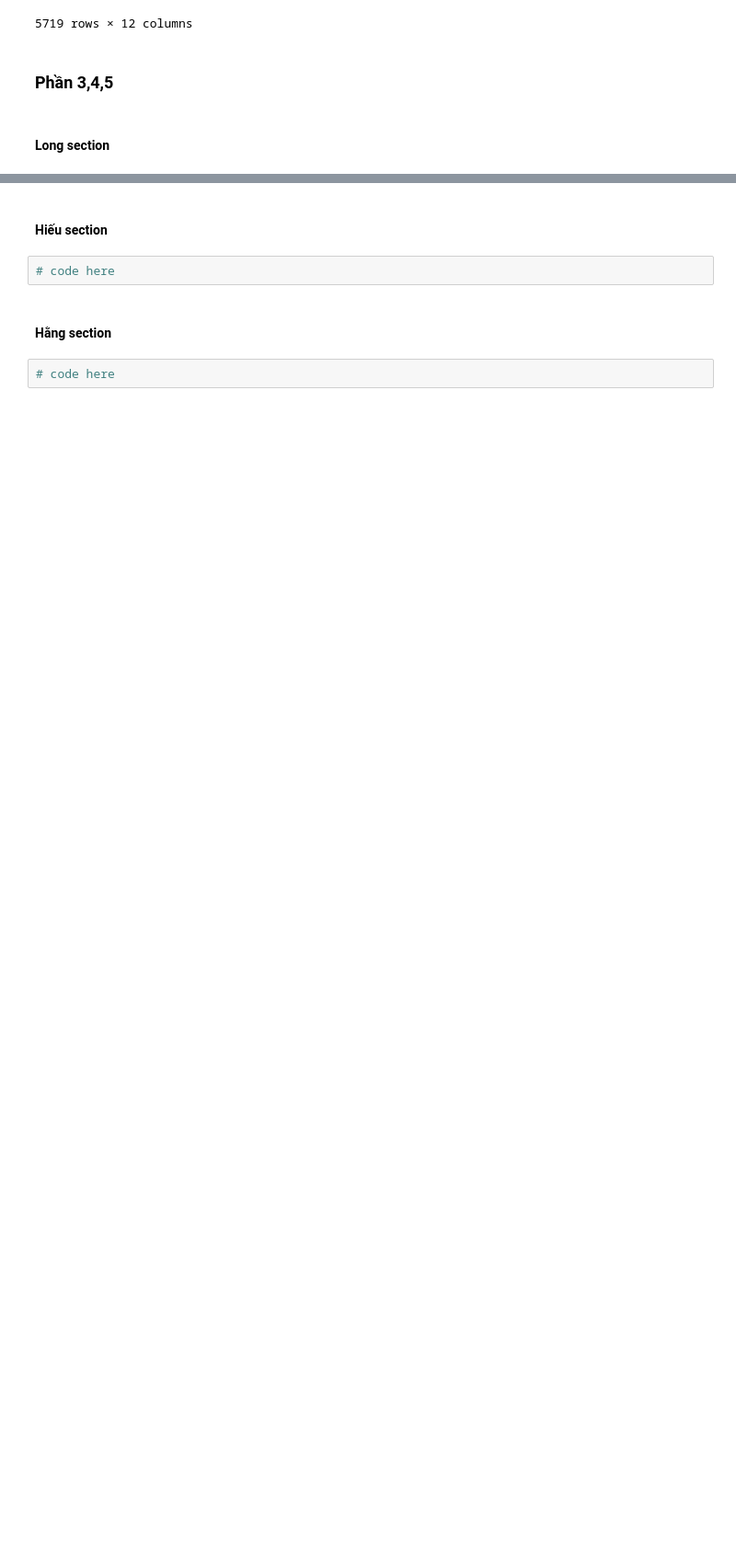
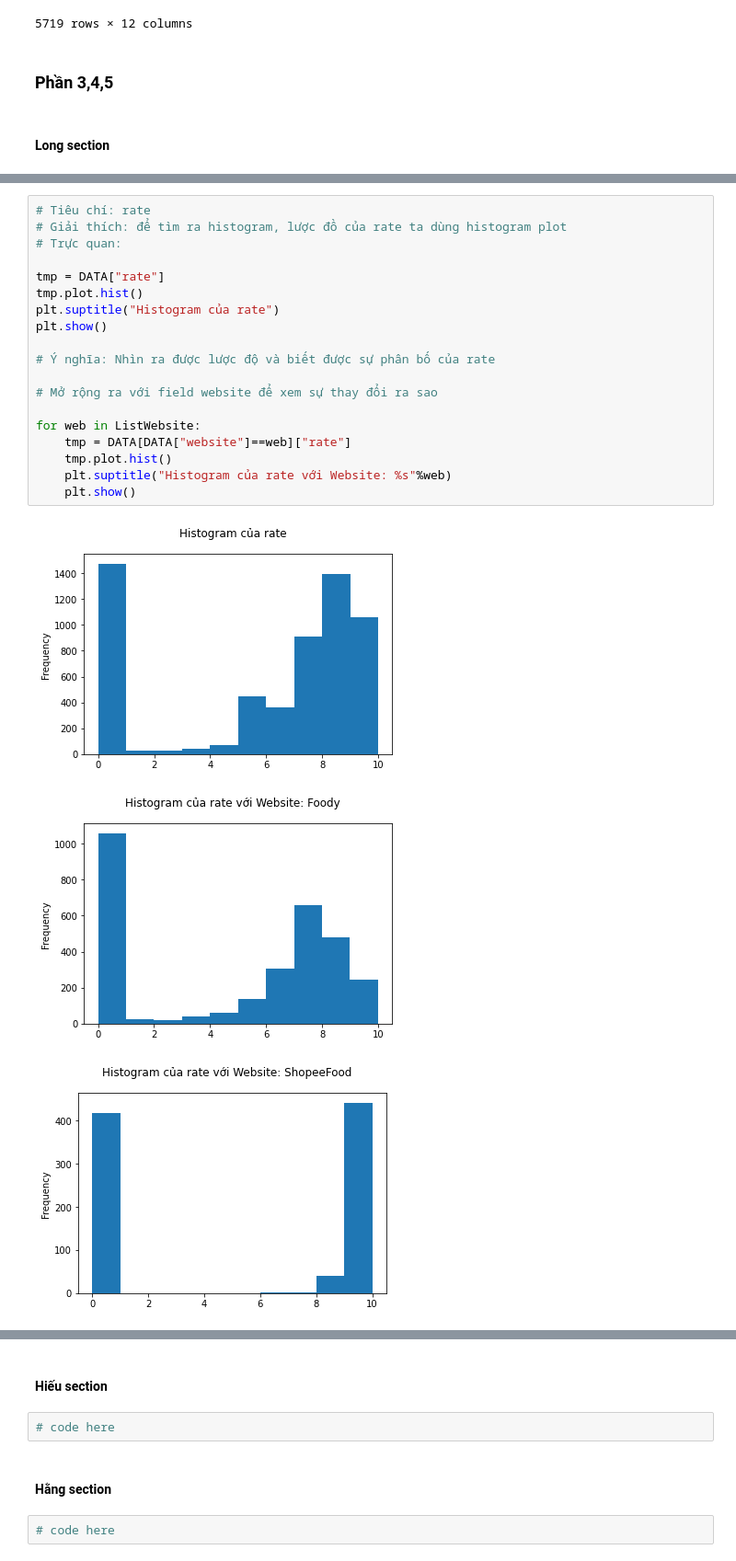
Before and after one commit to thafnhlong/HCMUS-UNIV-WebScience-VisualizeData, a Jupyter notebook: Source.ipynb, the cells around one changed output, grey strips where cells are left out. Shown at 92% size. Drawn from its saved outputs; the diff is of its cells as text; blank space fills up the shorter version.

```diff
--- a/Source.ipynb
+++ b/Source.ipynb
@@ -561,0 +674,23 @@ DATA.sort_values(by="price_from",ascending=False).groupby(["full_name"])[columns
+# %%
+# Tiêu chí: rate
+# Giải thích: để tìm ra histogram, lược đồ của rate ta dùng histogram plot
+# Trực quan:
+
+tmp = DATA["rate"]
+tmp.plot.hist()
+plt.suptitle("Histogram của rate")
+plt.show()
+
+# Ý nghĩa: Nhìn ra được lược độ và biết được sự phân bố của rate
+
+# Mở rộng ra với field website để xem sự thay đổi ra sao
+
+for web in ListWebsite:
+    tmp = DATA[DATA["website"]==web]["rate"]
+    tmp.plot.hist()
+    plt.suptitle("Histogram của rate với Website: %s"%web)
+    plt.show()
+# %% [output]
+[figure, added]
+[figure, added]
+[figure, added]
```
Also changed, not shown: parts of 21 cells of this notebook, 1 other file.
